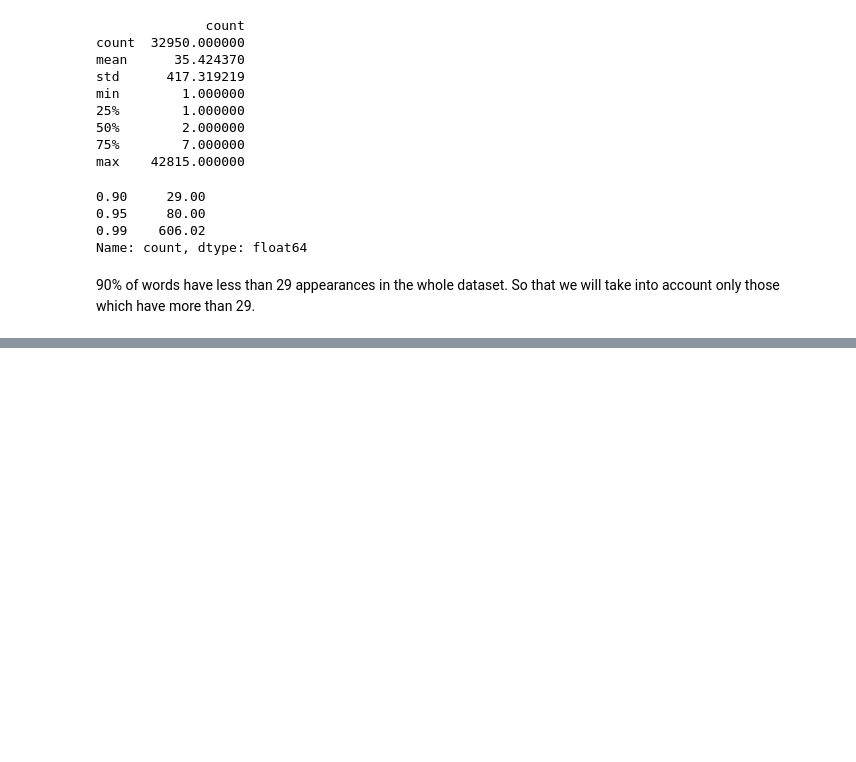
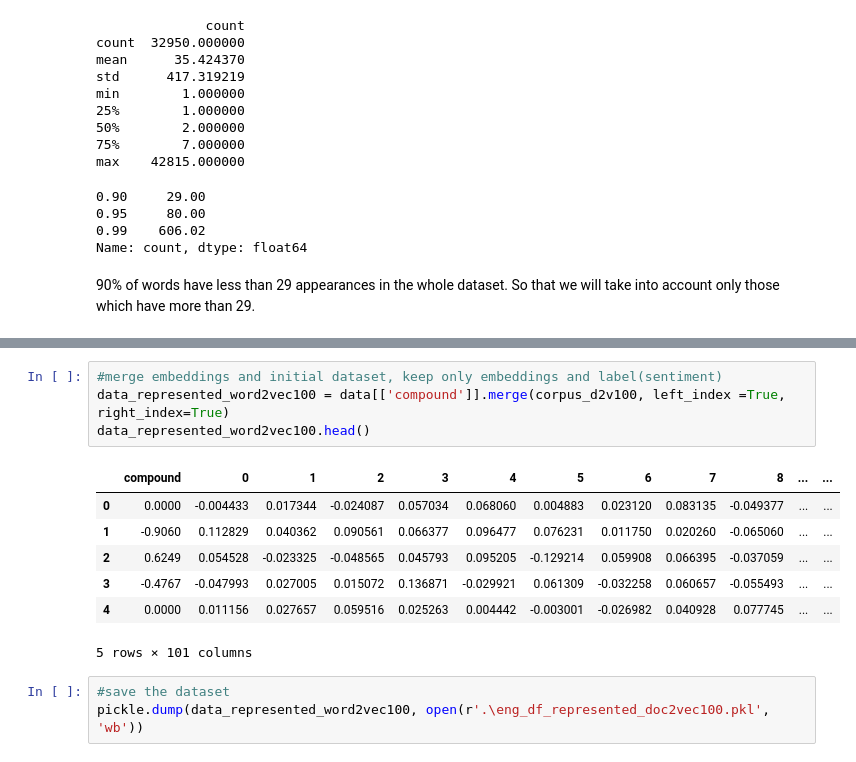
Before and after one commit to C-JoGit/Zalando_Analytics_HWR_BIPM, a Jupyter notebook: 3. representation_eng.ipynb, the cells around one changed output, grey strips where cells are left out. Drawn from its saved outputs; the diff is of its cells as text; blank space fills up the shorter version.

```diff
--- a/3. representation_eng.ipynb
+++ b/3. representation_eng.ipynb
@@ -123,0 +177,15 @@ Doc2Vec_model.save("eng_doc2vec.model")
+# %%
+#merge embeddings and initial dataset, keep only embeddings and label(sentiment)
+data_represented_word2vec100 = data[['compound']].merge(corpus_d2v100, left_index =True, right_index=True)
+data_represented_word2vec100.head()
+# %% [output]
+|  | compound | 0 | 1 | 2 | 3 | 4 | 5 | 6 | 7 | 8 | ... | ... |
+| 0 | 0.0000 | -0.004433 | 0.017344 | -0.024087 | 0.057034 | 0.068060 | 0.004883 | 0.023120 | 0.083135 | -0.049377 | ... | ... |
+| 1 | -0.9060 | 0.112829 | 0.040362 | 0.090561 | 0.066377 | 0.096477 | 0.076231 | 0.011750 | 0.020260 | -0.065060 | ... | ... |
+| 2 | 0.6249 | 0.054528 | -0.023325 | -0.048565 | 0.045793 | 0.095205 | -0.129214 | 0.059908 | 0.066395 | -0.037059 | ... | ... |
+| 3 | -0.4767 | -0.047993 | 0.027005 | 0.015072 | 0.136871 | -0.029921 | 0.061309 | -0.032258 | 0.060657 | -0.055493 | ... | ... |
+| 4 | 0.0000 | 0.011156 | 0.027657 | 0.059516 | 0.025263 | 0.004442 | -0.003001 | -0.026982 | 0.040928 | 0.077745 | ... | ... |
+5 rows × 101 columns
+# %%
+#save the dataset
+pickle.dump(data_represented_word2vec100, open(r'.\eng_df_represented_doc2vec100.pkl', 'wb'))
```
Also changed, not shown: parts of 17 cells of this notebook, 1 other file.
